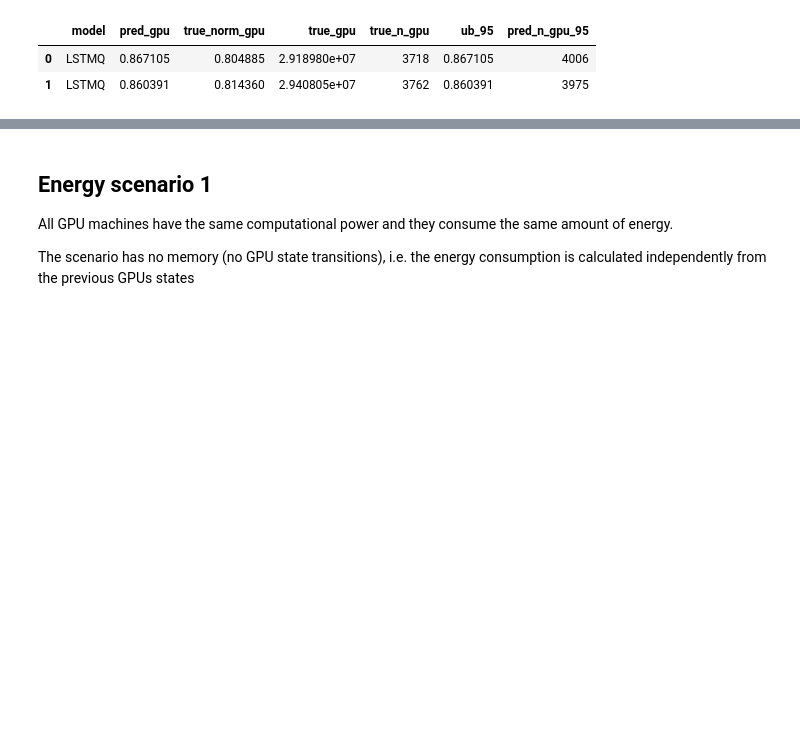
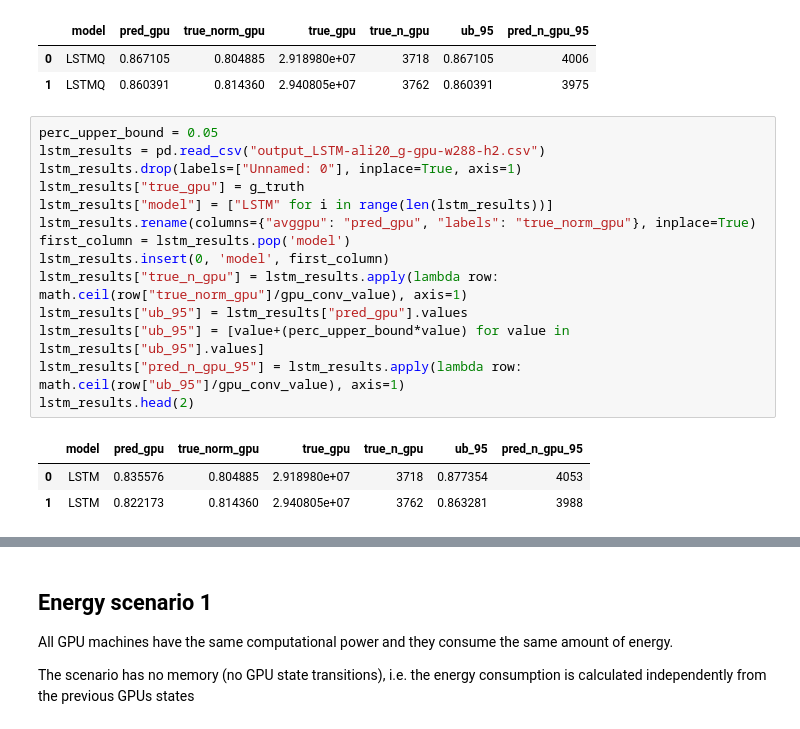
Before and after one commit to andreareds/GreenUncertaintyForecaster, a Jupyter notebook: res/analysis.ipynb, the cells around one changed output, grey strips where cells are left out. Cells and saved outputs as stored; diff of their text form; blank space fills up the shorter version.

```diff
--- a/res/analysis.ipynb
+++ b/res/analysis.ipynb
@@ -116,3 +117,21 @@ lstmq_results.head(2)
 |  | model | pred_gpu | true_norm_gpu | true_gpu | true_n_gpu | ub_95 | pred_n_gpu_95 |
 | 0 | LSTMQ | 0.867105 | 0.804885 | 2.918980e+07 | 3718 | 0.867105 | 4006 |
 | 1 | LSTMQ | 0.860391 | 0.814360 | 2.940805e+07 | 3762 | 0.860391 | 3975 |
+# %%
+perc_upper_bound = 0.05
+lstm_results = pd.read_csv("output_LSTM-ali20_g-gpu-w288-h2.csv")
+lstm_results.drop(labels=["Unnamed: 0"], inplace=True, axis=1)
+lstm_results["true_gpu"] = g_truth
+lstm_results["model"] = ["LSTM" for i in range(len(lstm_results))]
+lstm_results.rename(columns={"avggpu": "pred_gpu", "labels": "true_norm_gpu"}, inplace=True)
+first_column = lstm_results.pop('model')
+lstm_results.insert(0, 'model', first_column)
+lstm_results["true_n_gpu"] = lstm_results.apply(lambda row: math.ceil(row["true_norm_gpu"]/gpu_conv_value), axis=1)
+lstm_results["ub_95"] = lstm_results["pred_gpu"].values
+lstm_results["ub_95"] = [value+(perc_upper_bound*value) for value in lstm_results["ub_95"].values]
+lstm_results["pred_n_gpu_95"] = lstm_results.apply(lambda row: math.ceil(row["ub_95"]/gpu_conv_value), axis=1)
+lstm_results.head(2)
+# %% [output]
+|  | model | pred_gpu | true_norm_gpu | true_gpu | true_n_gpu | ub_95 | pred_n_gpu_95 |
+| 0 | LSTM | 0.835576 | 0.804885 | 2.918980e+07 | 3718 | 0.877354 | 4053 |
+| 1 | LSTM | 0.822173 | 0.814360 | 2.940805e+07 | 3762 | 0.863281 | 3988 |
```
Also changed, not shown: parts of 20 cells of this notebook, 2 other files.
